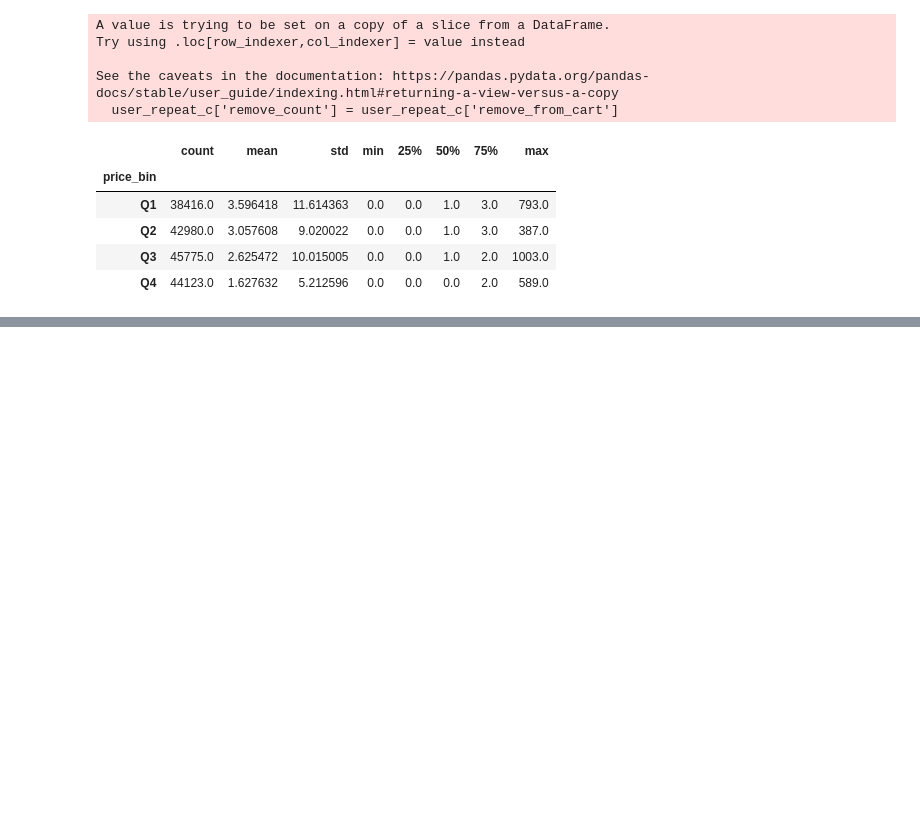
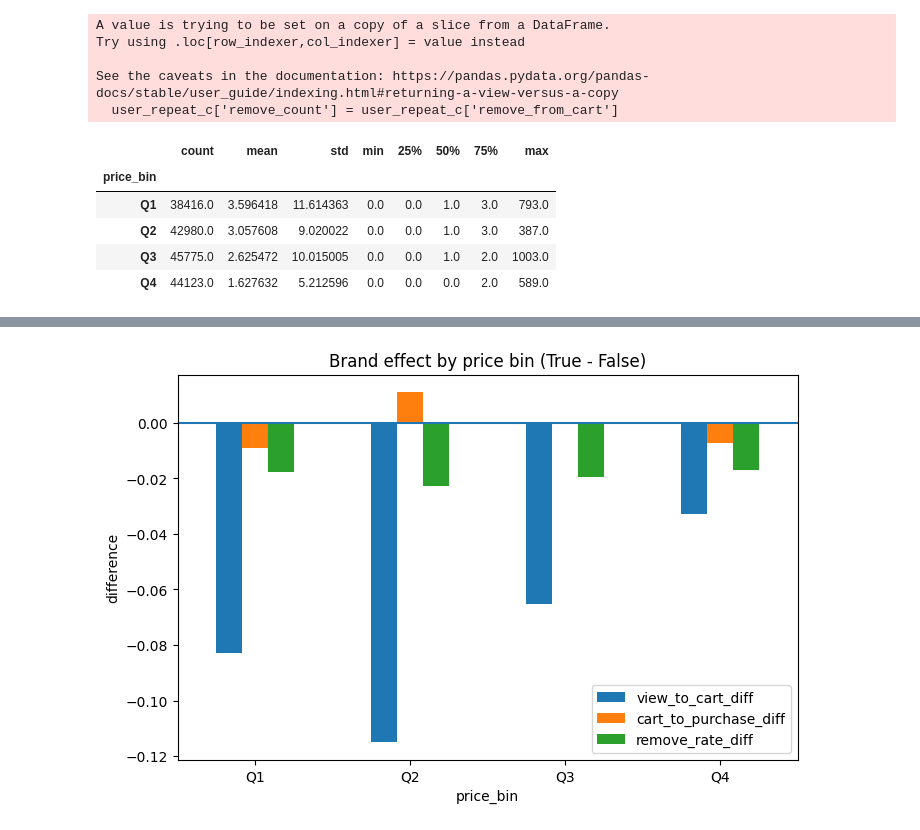
Before and after one commit to minmmmgz/portfolio, a Jupyter notebook: notebooks/01_funnel_analysis.ipynb, the cells around one changed output, grey strips where cells are left out. Drawn from its saved outputs; the diff is of its cells as text; code cells hidden in the pictures; blank space fills up the shorter version.

```diff
--- a/notebooks/01_funnel_analysis.ipynb
+++ b/notebooks/01_funnel_analysis.ipynb
@@ -387,0 +391,7 @@ Q1(3.6), Q4(1.6) --> 저가일수록 장바구니 제거가 많음
+# %%
+# 브랜드 정보 여부 컬럼 만들기
+df_b = df_processed_event.copy()
+df_b['is_brand'] = df_b['brand'] != 'Unknown'
+df_b
+len(df_b)
+df_b.count()
@@ -387,0 +463,22 @@ Q1(3.6), Q4(1.6) --> 저가일수록 장바구니 제거가 많음
+# %%
+# 브랜드 유무의 차이값
+import pandas as pd
+import matplotlib.pyplot as plt
+
+summary_reset = summary_b.reset_index()
+pivot = summary_reset.pivot(index='price_bin', columns='is_brand')
+
+diff = pd.DataFrame({
+    'view_to_cart_diff': pivot['view_to_cart'][True] - pivot['view_to_cart'][False],
+    'cart_to_purchase_diff': pivot['cart_to_purchase'][True] - pivot['cart_to_purchase'][False],
+    'remove_rate_diff': pivot['remove_rate'][True] - pivot['remove_rate'][False]
+})
+
+diff.plot(kind='bar', figsize=(8, 5))
+plt.title('Brand effect by price bin (True - False)')
+plt.ylabel('difference')
+plt.xticks(rotation=0)
+plt.axhline(0)
+plt.show()
+# %% [output]
+[figure, added]
```
Also changed, not shown: parts of 10 cells of this notebook.
